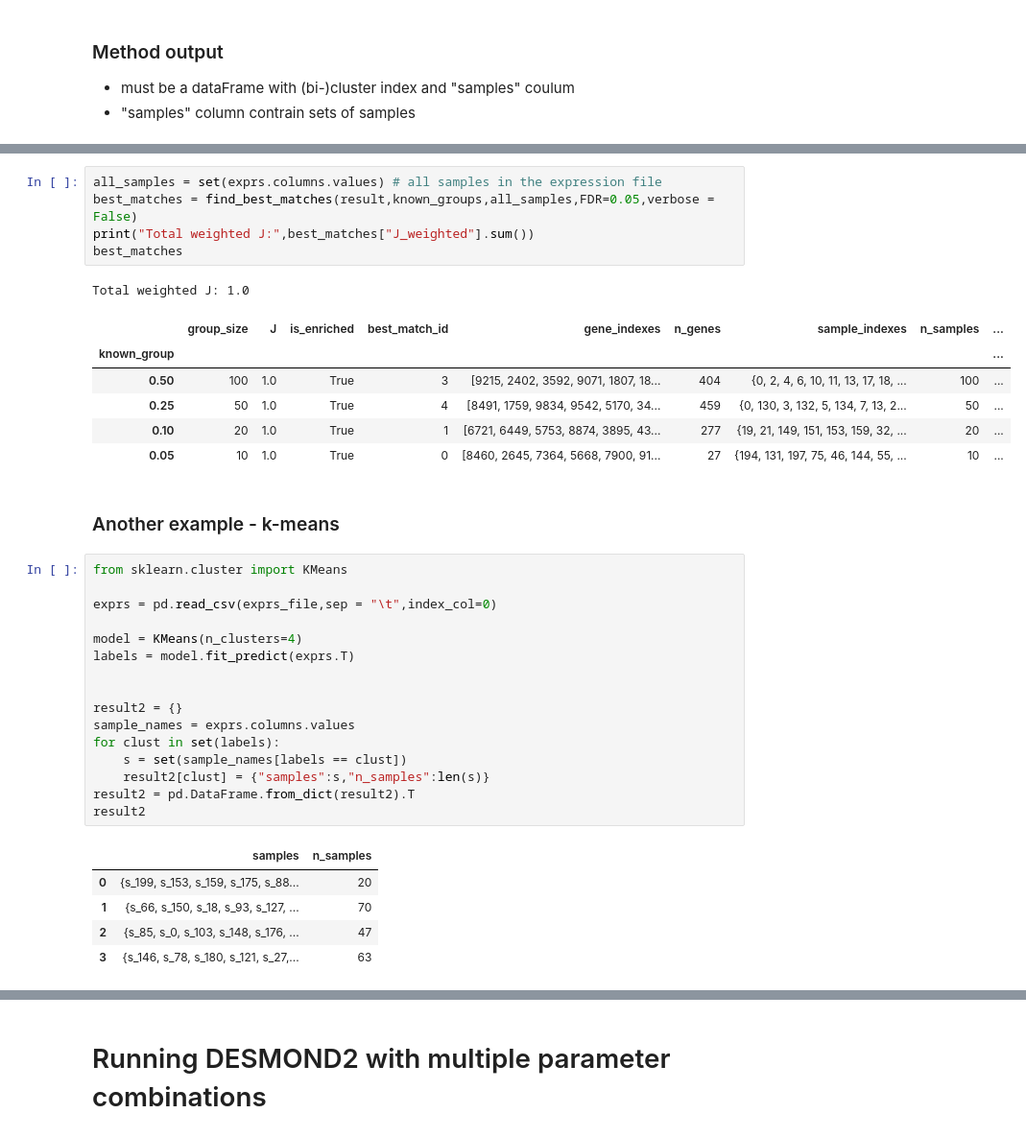
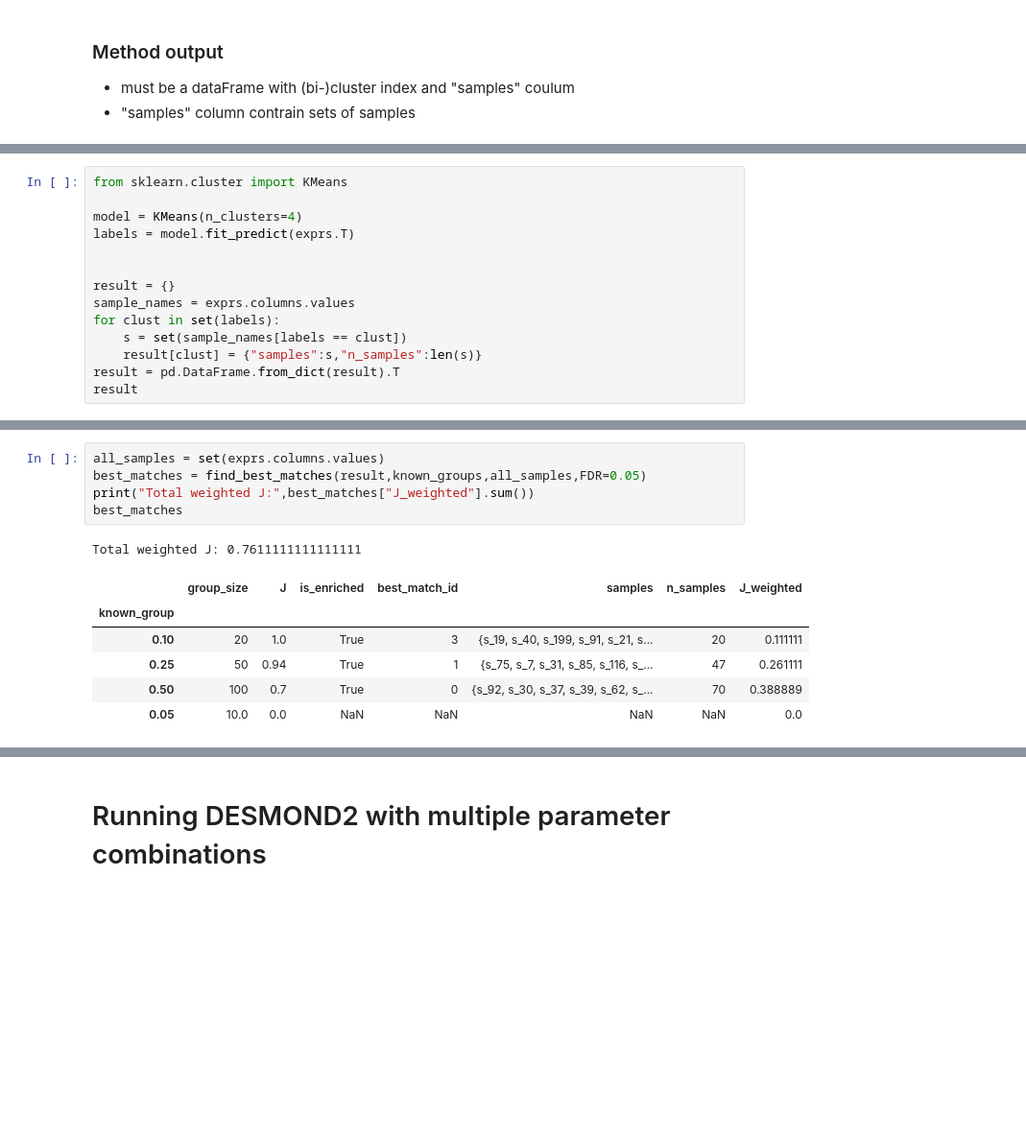
Before and after one commit to ozolotareva/unpast_paper, a Jupyter notebook: evaluation_on_simulated_data.ipynb, the cells around one changed output, grey strips where cells are left out. Shown at 96% size. Cells and saved outputs as stored; diff of their text form; blank space fills up the shorter version.

Commit message:
evaluation script for real and simulated data are cleaned

```diff
--- a/evaluation_on_simulated_data.ipynb
+++ b/evaluation_on_simulated_data.ipynb
@@ -233,0 +76,14 @@ result
+# %%
+from sklearn.cluster import KMeans
+
+model = KMeans(n_clusters=4)
+labels = model.fit_predict(exprs.T)
+
+
+result = {}
+sample_names = exprs.columns.values
+for clust in set(labels):
+    s = set(sample_names[labels == clust])
+    result[clust] = {"samples":s,"n_samples":len(s)}
+result = pd.DataFrame.from_dict(result).T
+result
@@ -234,37 +96,13 @@ result
 # %%
-all_samples = set(exprs.columns.values) # all samples in the expression file
-best_matches = find_best_matches(result,known_groups,all_samples,FDR=0.05,verbose = False)
+all_samples = set(exprs.columns.values)
+best_matches = find_best_matches(result,known_groups,all_samples,FDR=0.05)
 print("Total weighted J:",best_matches["J_weighted"].sum())
 best_matches
 # %% [output]
-Total weighted J: 1.0
+Total weighted J: 0.7611111111111111
-|  | group_size | J | is_enriched | best_match_id | gene_indexes | n_genes | sample_indexes | n_samples | ... |
-| known_group |  |  |  |  |  |  |  |  | ... |
-| 0.50 | 100 | 1.0 | True | 3 | [9215, 2402, 3592, 9071, 1807, 18... | 404 | {0, 2, 4, 6, 10, 11, 13, 17, 18, ... | 100 | ... |
-| 0.25 | 50 | 1.0 | True | 4 | [8491, 1759, 9834, 9542, 5170, 34... | 459 | {0, 130, 3, 132, 5, 134, 7, 13, 2... | 50 | ... |
-| 0.10 | 20 | 1.0 | True | 1 | [6721, 6449, 5753, 8874, 3895, 43... | 277 | {19, 21, 149, 151, 153, 159, 32, ... | 20 | ... |
-| 0.05 | 10 | 1.0 | True | 0 | [8460, 2645, 7364, 5668, 7900, 91... | 27 | {194, 131, 197, 75, 46, 144, 55, ... | 10 | ... |
+|  | group_size | J | is_enriched | best_match_id | samples | n_samples | J_weighted |
+| known_group |  |  |  |  |  |  |  |
+| 0.10 | 20 | 1.0 | True | 3 | {s_19, s_40, s_199, s_91, s_21, s... | 20 | 0.111111 |
+| 0.25 | 50 | 0.94 | True | 1 | {s_75, s_7, s_31, s_85, s_116, s_... | 47 | 0.261111 |
+| 0.50 | 100 | 0.7 | True | 0 | {s_92, s_30, s_37, s_39, s_62, s_... | 70 | 0.388889 |
+| 0.05 | 10.0 | 0.0 | NaN | NaN | NaN | NaN | 0.0 |
-# %% [markdown]
-### Another example - k-means
-# %%
-from sklearn.cluster import KMeans
-
-exprs = pd.read_csv(exprs_file,sep = "\t",index_col=0)
-
-model = KMeans(n_clusters=4)
-labels = model.fit_predict(exprs.T)
-
-
-result2 = {}
-sample_names = exprs.columns.values
-for clust in set(labels):
-    s = set(sample_names[labels == clust])
-    result2[clust] = {"samples":s,"n_samples":len(s)}
-result2 = pd.DataFrame.from_dict(result2).T
-result2
-# %% [output]
-|  | samples | n_samples |
-| 0 | {s_199, s_153, s_159, s_175, s_88... | 20 |
-| 1 | {s_66, s_150, s_18, s_93, s_127, ... | 70 |
-| 2 | {s_85, s_0, s_103, s_148, s_176, ... | 47 |
-| 3 | {s_146, s_78, s_180, s_121, s_27,... | 63 |
```
Also changed, not shown: parts of 20 cells of this notebook, 1 other file.
